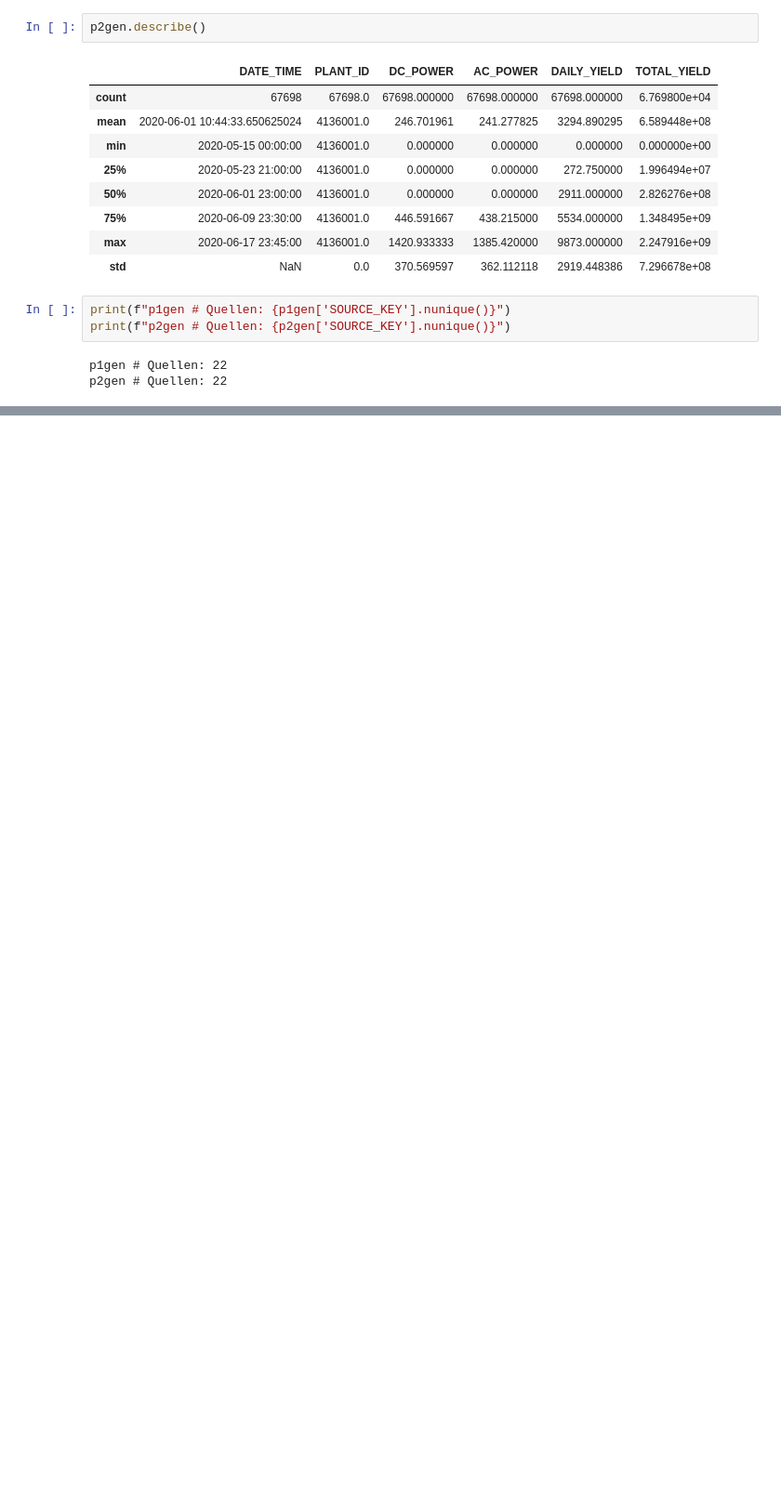
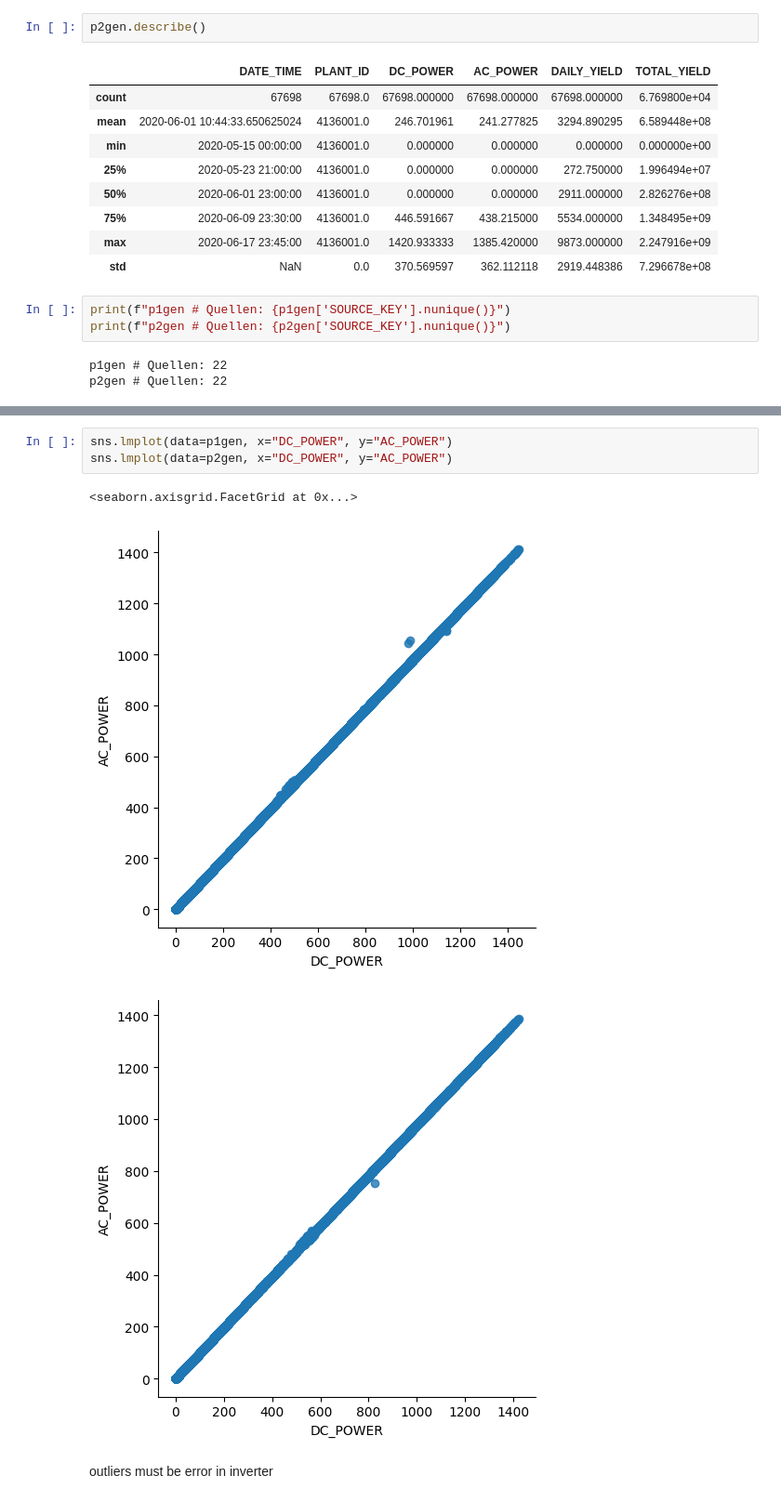
Before and after one commit to xbyjoex/PPP-Project, a Jupyter notebook: Preprocessing.ipynb, the cells around one changed output, grey strips where cells are left out. Shown at 93% size. Drawn from its saved outputs; the diff is of its cells as text; blank space fills up the shorter version.

```diff
--- a/Preprocessing.ipynb
+++ b/Preprocessing.ipynb
@@ -167,0 +232,9 @@ plt.show()
+# %%
+sns.lmplot(data=p1gen, x="DC_POWER", y="AC_POWER")
+sns.lmplot(data=p2gen, x="DC_POWER", y="AC_POWER")
+# %% [output]
+<seaborn.axisgrid.FacetGrid at 0x...>
+[figure, added]
+[figure, added]
+# %% [markdown]
+outliers must be error in inverter
```
Also changed, not shown: parts of 16 cells of this notebook, 2 other files.
